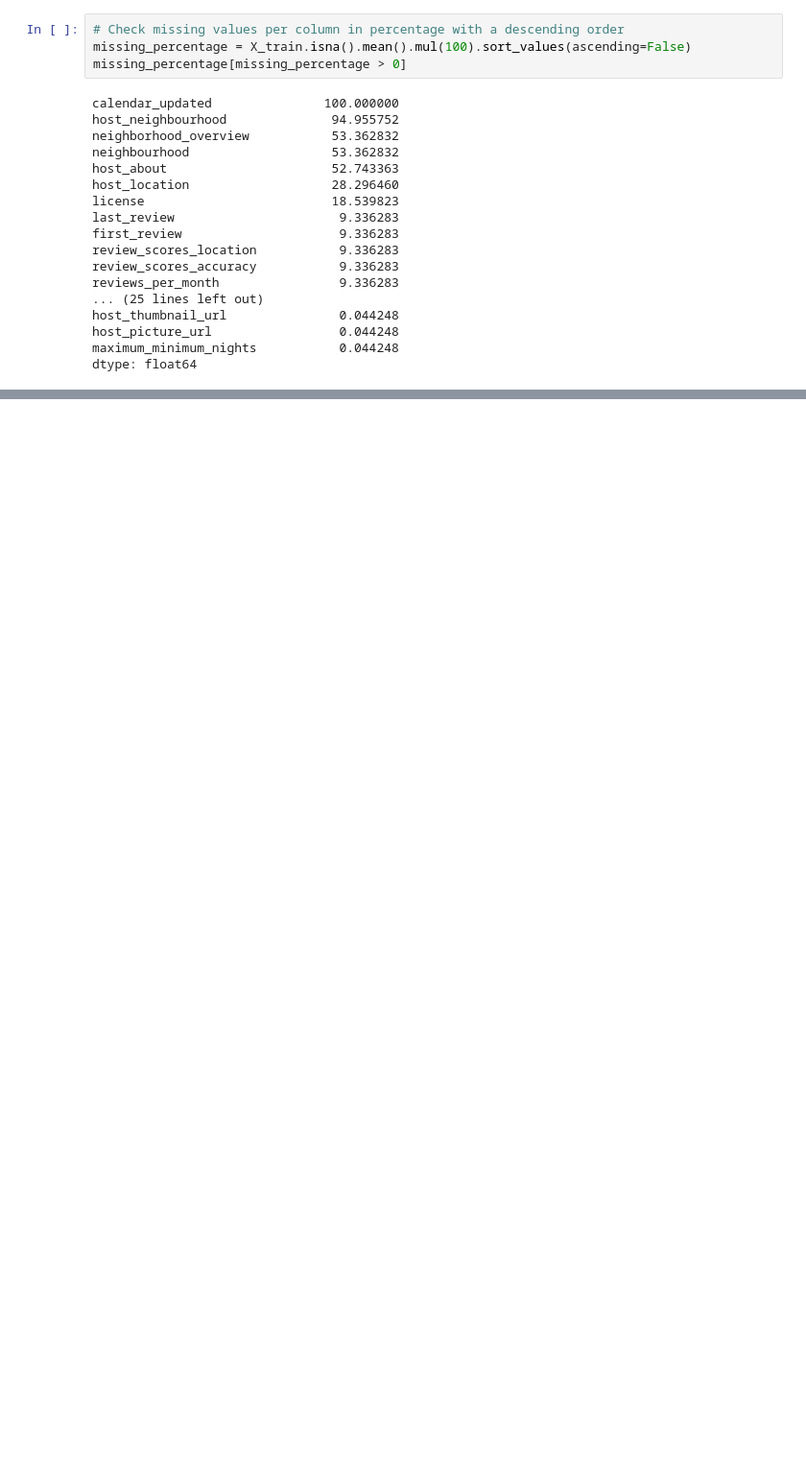
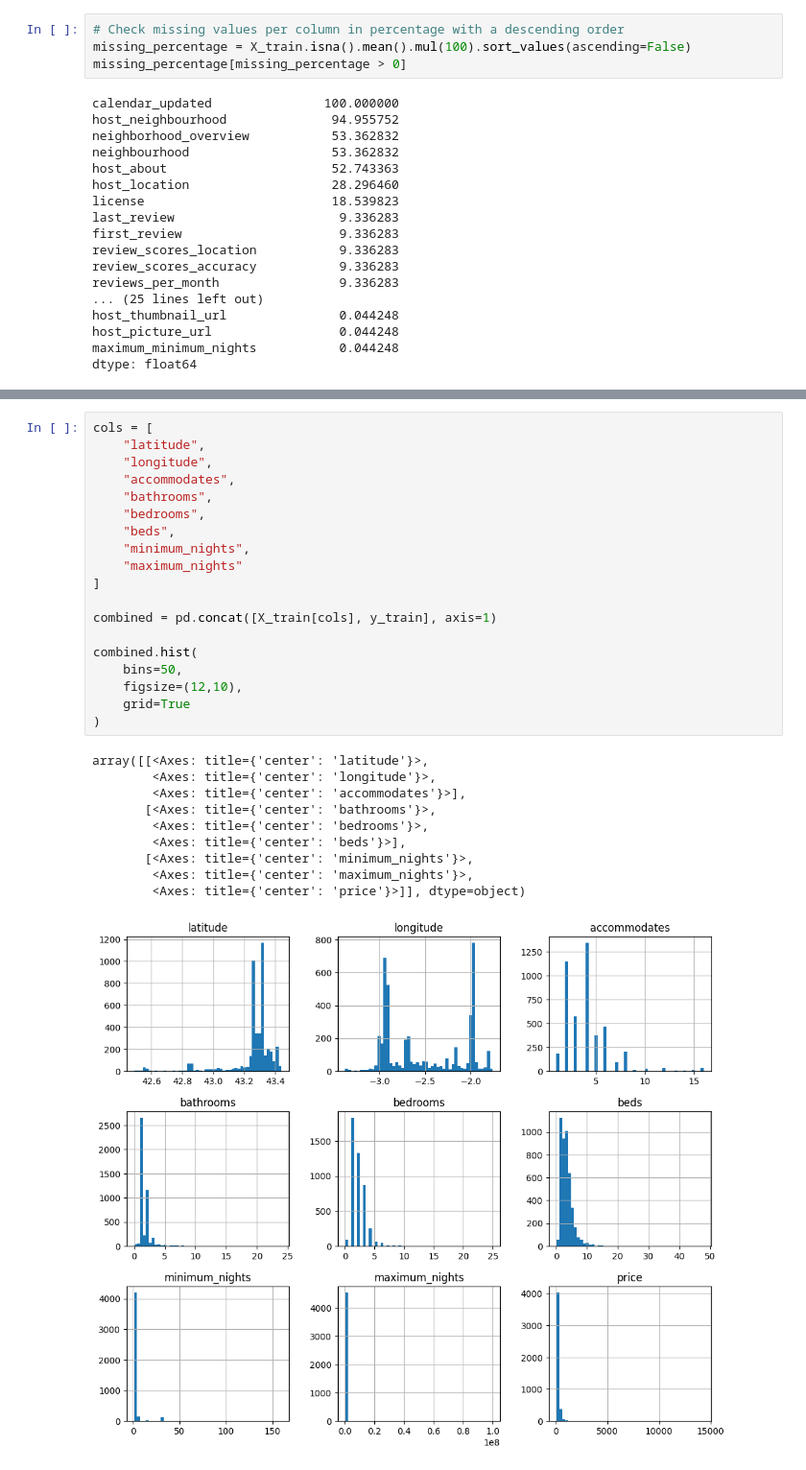
Before and after one commit to Batujan/Airbnb_Basque_Country_Price_Prediction, a Jupyter notebook: notebooks/01_data_exploration.ipynb, the cells around one changed output, grey strips where cells are left out. Shown at 96% size. Drawn from its saved outputs; the diff is of its cells as text; blank space fills up the shorter version.

```diff
--- a/notebooks/01_data_exploration.ipynb
+++ b/notebooks/01_data_exploration.ipynb
@@ -135,0 +160,30 @@ dtype: float64
+# %%
+cols = [
+    "latitude",
+    "longitude",
+    "accommodates",
+    "bathrooms",
+    "bedrooms",
+    "beds",
+    "minimum_nights",
+    "maximum_nights"
+]
+
+combined = pd.concat([X_train[cols], y_train], axis=1)
+
+combined.hist(
+    bins=50,
+    figsize=(12,10),
+    grid=True
+)
+# %% [output]
+array([[<Axes: title={'center': 'latitude'}>,
+        <Axes: title={'center': 'longitude'}>,
+        <Axes: title={'center': 'accommodates'}>],
+       [<Axes: title={'center': 'bathrooms'}>,
+        <Axes: title={'center': 'bedrooms'}>,
+        <Axes: title={'center': 'beds'}>],
+       [<Axes: title={'center': 'minimum_nights'}>,
+        <Axes: title={'center': 'maximum_nights'}>,
+        <Axes: title={'center': 'price'}>]], dtype=object)
+[figure, added]
```
Also changed, not shown: parts of 3 cells of this notebook.
